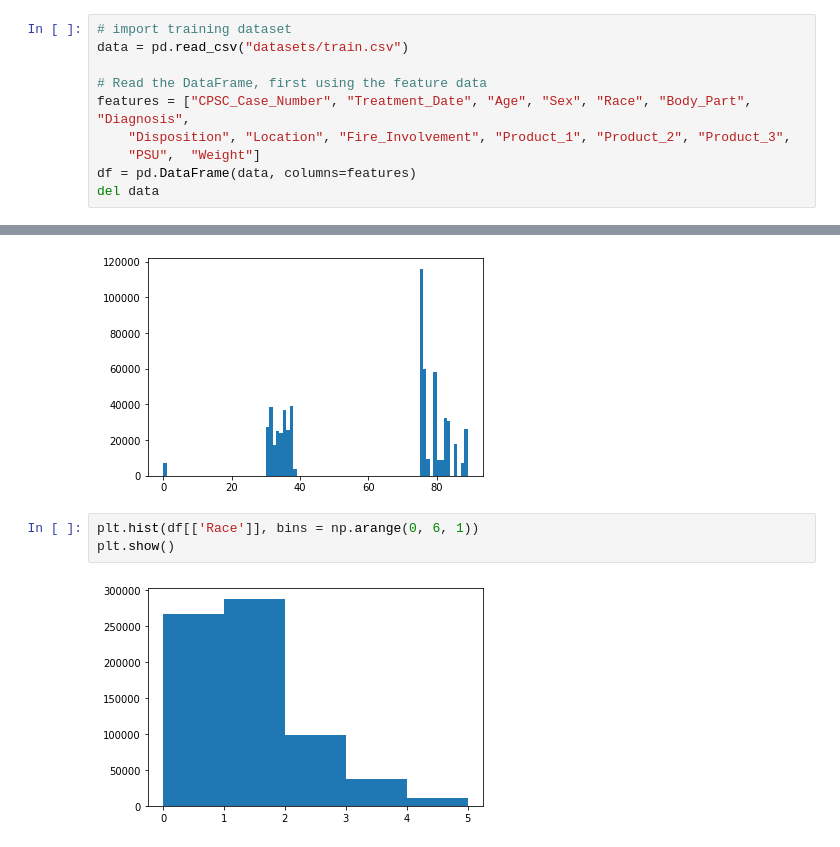
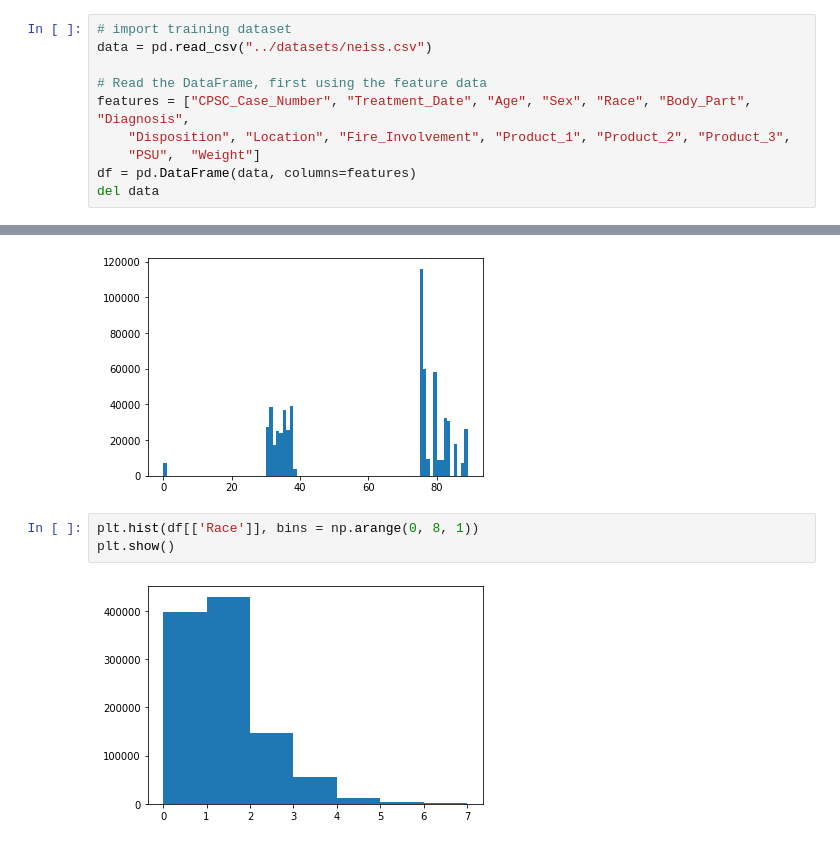
Before and after one commit to avasdowney/how-people-get-hurt, a Jupyter notebook: algorithms/histograms.ipynb, the cells around one changed output, grey strips where cells are left out. Saved outputs shown, nothing was run; the diff lists cells and outputs as text.

```diff
--- a/algorithms/histograms.ipynb
+++ b/algorithms/histograms.ipynb
@@ -5,7 +5,7 @@ import pandas as pd
 import matplotlib.pyplot as plt
 # %%
 # import training dataset
-data = pd.read_csv("datasets/train.csv")
+data = pd.read_csv("../datasets/neiss.csv")
 
 # Read the DataFrame, first using the feature data
 features = ["CPSC_Case_Number", "Treatment_Date", "Age", "Sex",	"Race",	"Body_Part", "Diagnosis",
@@ -44,7 +44,7 @@ plt.show()
 # %% [output]
 [figure]
 # %%
-plt.hist(df[['Race']], bins = np.arange(0, 6, 1))
+plt.hist(df[['Race']], bins = np.arange(0, 8, 1))
 plt.show()
 # %% [output]
-[figure, old version]
+[figure, new version]
```
Also changed, not shown: 5 other files.
